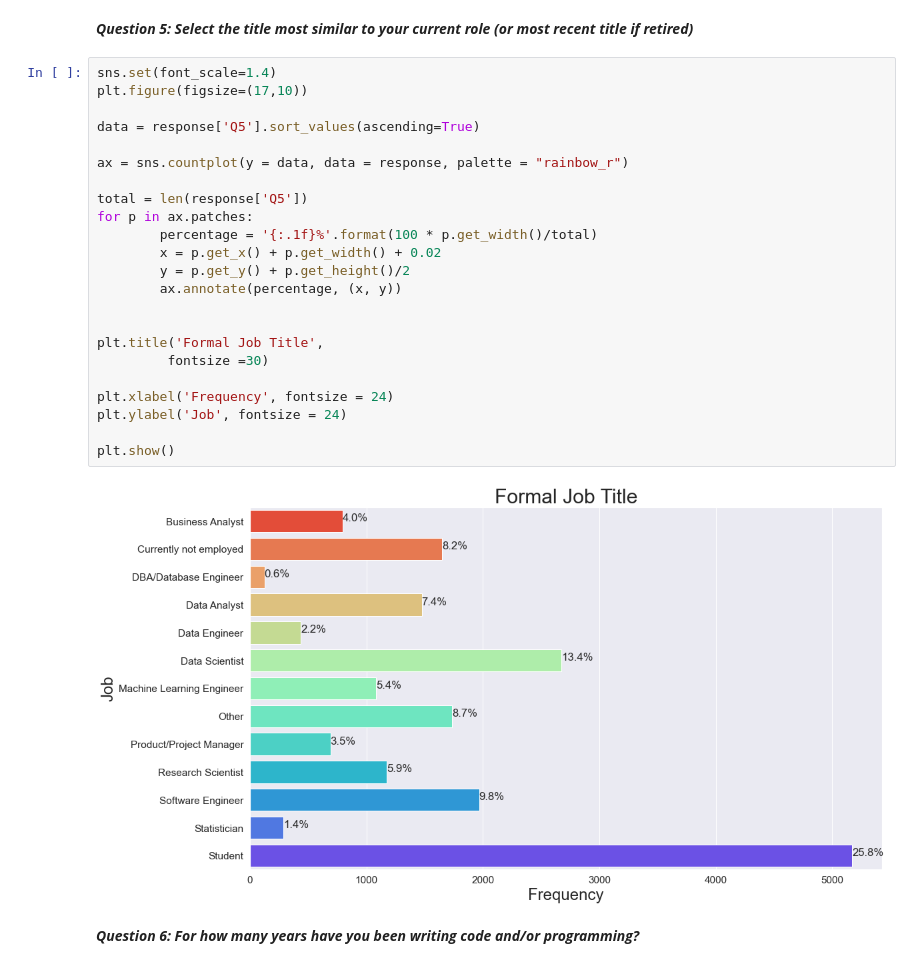
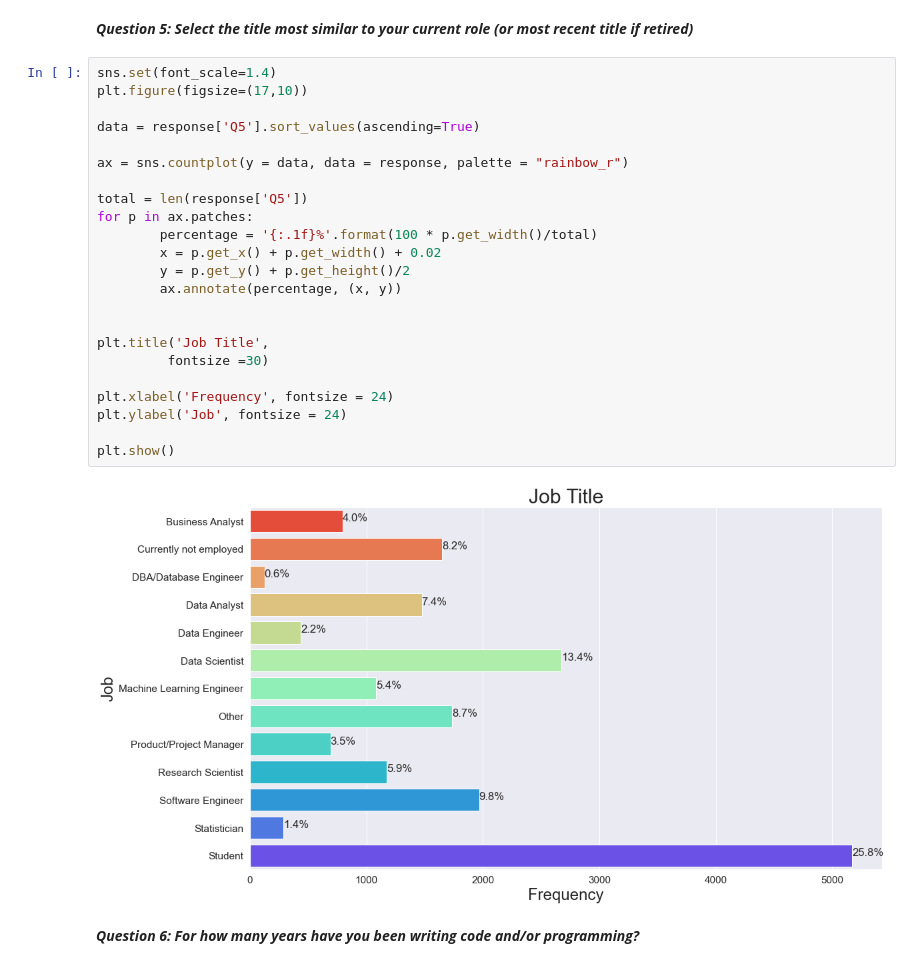
Before and after one commit to Mega-Barrel/Kaggle-ML-DS-Survey, a Jupyter notebook: Kaggle_Survey_EDA.ipynb, the cells around one changed output. Cells and saved outputs as stored; diff of their text form.

```diff
--- a/Kaggle_Survey_EDA.ipynb
+++ b/Kaggle_Survey_EDA.ipynb
@@ -193,28 +193,28 @@ plt.show()
 # %%
 sns.set(font_scale=1.4)
 plt.figure(figsize=(17,10))
 
 data = response['Q5'].sort_values(ascending=True)
 
 ax = sns.countplot(y = data, data = response, palette = "rainbow_r")
 
 total = len(response['Q5'])
 for p in ax.patches:
         percentage = '{:.1f}%'.format(100 * p.get_width()/total)
         x = p.get_x() + p.get_width() + 0.02
         y = p.get_y() + p.get_height()/2
         ax.annotate(percentage, (x, y))
 
 
-plt.title('Formal Job Title',
+plt.title('Job Title',
          fontsize =30)
 
 plt.xlabel('Frequency', fontsize = 24)
 plt.ylabel('Job', fontsize = 24)
 
 plt.show()
 # %% [output]
-[figure, old version]
+[figure, new version]
 # %% [markdown]
 ***Question 6: For how many years have you been writing code and/or programming?***
 # %%
```
Also changed, not shown: parts of 19 cells of this notebook.
